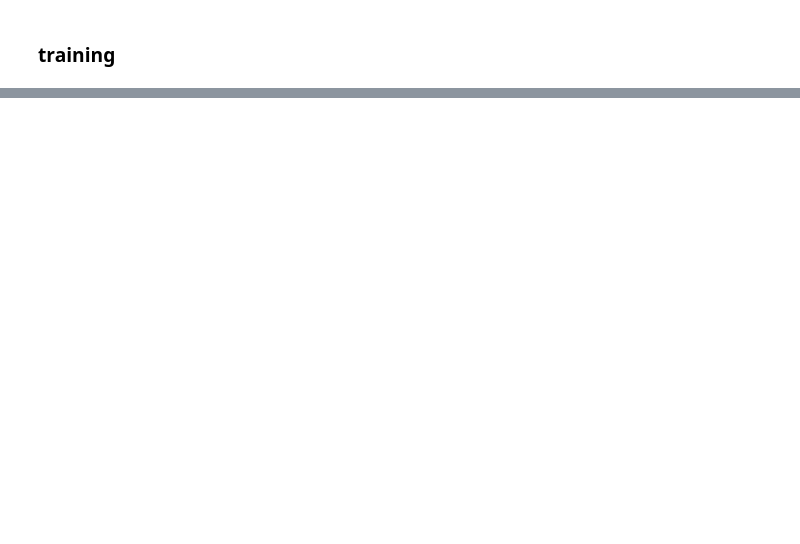
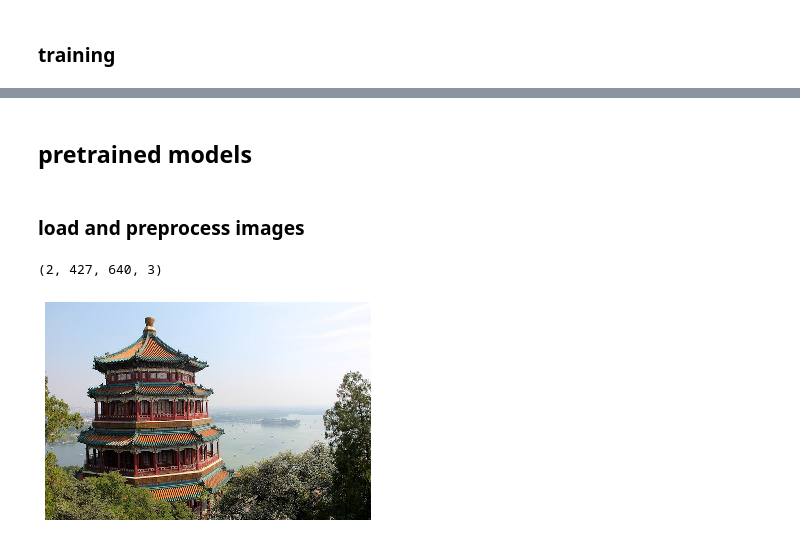
Before and after one commit to ilyarudyak/cs230_project_xray, a Jupyter notebook: _misc/geron/cnn_arch.ipynb, the cells around one changed output, grey strips where cells are left out. Drawn from its saved outputs; the diff is of its cells as text; code cells hidden in the pictures; blank space fills up the shorter version.

```diff
--- a/_misc/geron/cnn_arch.ipynb
+++ b/_misc/geron/cnn_arch.ipynb
@@ -313,0 +263,17 @@ array([[5.9006334e-20, 2.9799884e-21, 1.1957012e-24, 6.9247981e-28,
+# %% [markdown]
+## pretrained models
+# %% [markdown]
+### load and preprocess images
+# %%
+# load sample images
+china = load_sample_image("china.jpg") / 255
+flower = load_sample_image("flower.jpg") / 255
+images = np.array([china, flower])
+# %%
+images.shape
+# %% [output]
+(2, 427, 640, 3)
+# %%
+plot_color_image(images[0])
+# %% [output]
+[figure, added]
```
Also changed, not shown: parts of 36 cells of this notebook, 2 other files.
